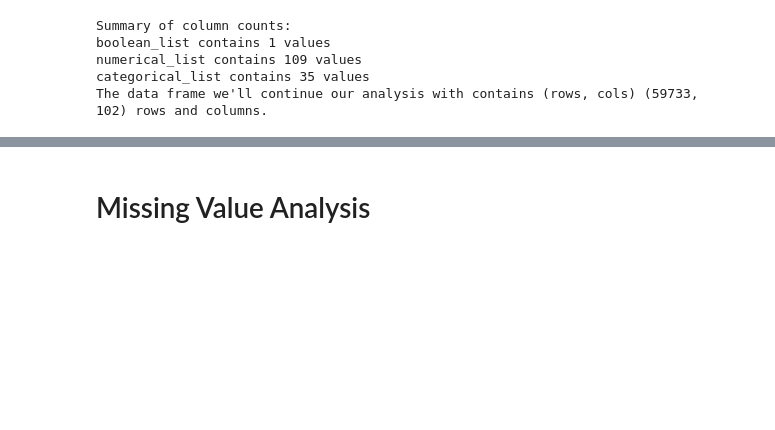
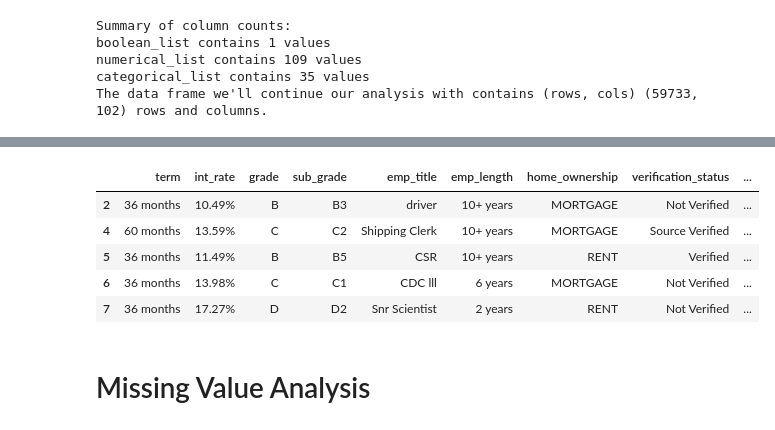
Before and after one commit to Wattysaid/dsif-git-main-project, a Jupyter notebook: elvtr_main_project/notebooks/rfe on raw data.ipynb, the cells around one changed output, grey strips where cells are left out. Cells and saved outputs as stored; diff of their text form; code cells hidden in the pictures; blank space fills up the shorter version.

```diff
--- a/elvtr_main_project/notebooks/rfe on raw data.ipynb
+++ b/elvtr_main_project/notebooks/rfe on raw data.ipynb
@@ -594,3 +612,12 @@ The data frame we'll continue our analysis with contains (rows, cols) (59733, 10
+# %%
+df[categorical_list].head()
+# %% [output]
+|  | term | int_rate | grade | sub_grade | emp_title | emp_length | home_ownership | verification_status | ... |
+| 2 | 36 months | 10.49% | B | B3 | driver | 10+ years | MORTGAGE | Not Verified | ... |
+| 4 | 60 months | 13.59% | C | C2 | Shipping Clerk | 10+ years | MORTGAGE | Source Verified | ... |
+| 5 | 36 months | 11.49% | B | B5 | CSR | 10+ years | RENT | Verified | ... |
+| 6 | 36 months | 13.98% | C | C1 | CDC lll | 6 years | MORTGAGE | Not Verified | ... |
+| 7 | 36 months | 17.27% | D | D2 | Snr Scientist | 2 years | RENT | Not Verified | ... |
 # %% [markdown]
 # Missing Value Analysis
 # %%
```
Also changed, not shown: parts of 5 cells of this notebook.
